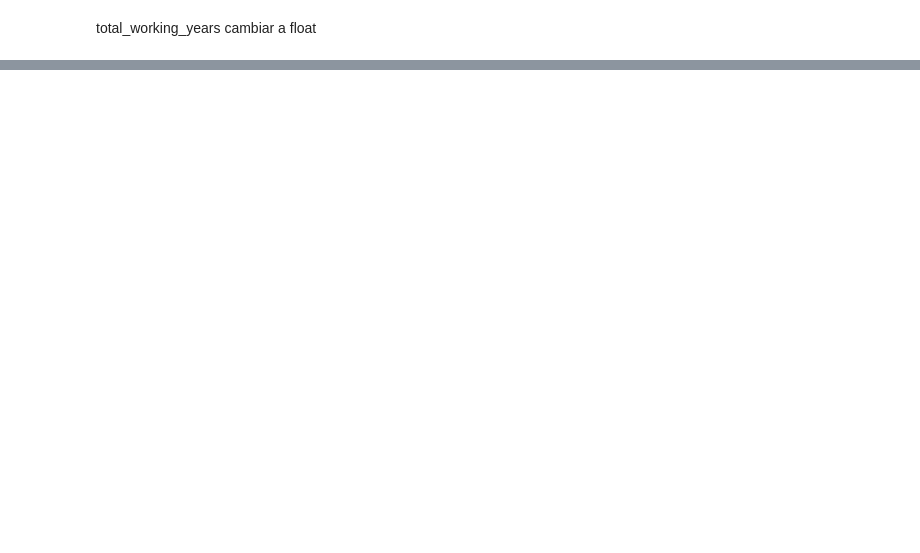
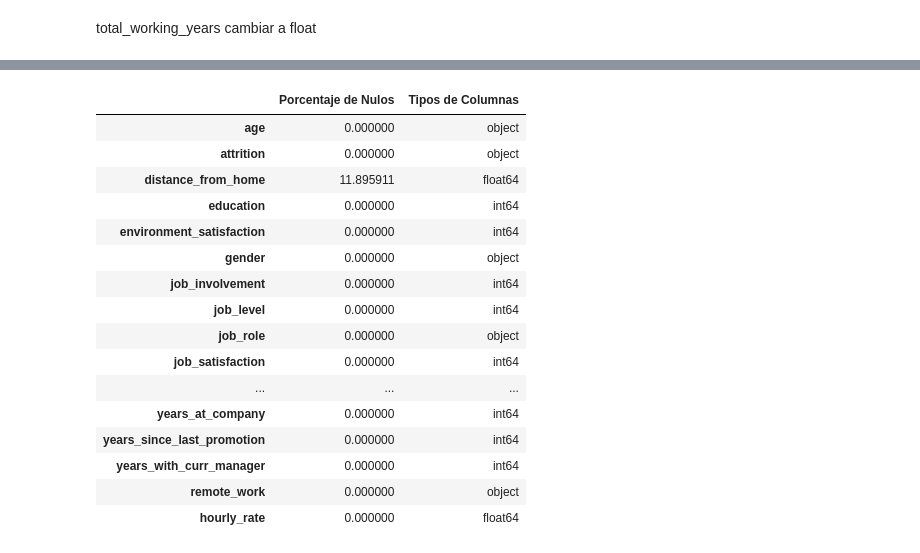
Before and after one commit to Adalab/proyecto-da-promo-Farzana-modulo3-team3-, a Jupyter notebook: Limpieza.ipynb, the cells around one changed output, grey strips where cells are left out. Saved outputs shown, nothing was run; the diff lists cells and outputs as text; code cells hidden in the pictures; blank space fills up the shorter version.

```diff
--- a/Limpieza.ipynb
+++ b/Limpieza.ipynb
@@ -245,0 +360,12 @@ rh['total_working_years'] = rh['total_working_years'].astype(float)
+# %%
+rh['age'] = rh['age'].replace("Forty-Seven", "47")
+rh['age'] = rh['age'].replace("Fifty-Eight", "58")
+rh['age'] = rh['age'].replace("Thirty-Six", "36")
+rh['age'] = rh['age'].replace("Fifty-Five", "55")
+rh['age'] = rh['age'].replace("Fifty-Two", "52")
+rh['age'] = rh['age'].replace("Thirty-One", "31")
+rh['age'] = rh['age'].replace("Thirty", "30")
+rh['age'] = rh['age'].replace("Twenty-Six", "26")
+rh['age'] = rh['age'].replace("Thirty-Seven", "37")
+rh['age'] = rh['age'].replace("Thirty-Two", "32")
+rh['age'] = rh['age'].replace("Twenty-Four", "24")
@@ -245,0 +374,7 @@ rh['total_working_years'] = rh['total_working_years'].astype(float)
+# %%
+from sklearn.impute import KNNImputer
+imputer_knn = KNNImputer(n_neighbors = 5)
+hourly_rate_knn = imputer_knn.fit_transform(rh[["hourly_rate"]])
+hourly_rate_knn
+rh[["hourly_rate_i"]] = hourly_rate_knn
+rh[["hourly_rate_i"]].isnull().sum()
@@ -245,0 +401,6 @@ rh['total_working_years'] = rh['total_working_years'].astype(float)
+# %%
+columnas = ['hourly_rate']
+
+rh.drop(columnas, axis = 1, inplace = True)
+# %%
+rh.rename(columns = {'hourly_rate_i': 'hourly_rate'}, inplace = True)
@@ -245,0 +419,22 @@ rh['total_working_years'] = rh['total_working_years'].astype(float)
+# %%
+info_columnas = pd.concat([(rh.isnull().sum() / rh.shape[0]) * 100, rh.dtypes], axis=1)
+info_columnas.columns = ['Porcentaje de Nulos','Tipos de Columnas']
+info_columnas
+# %% [output]
+|  | Porcentaje de Nulos | Tipos de Columnas |
+| age | 0.000000 | object |
+| attrition | 0.000000 | object |
+| distance_from_home | 11.895911 | float64 |
+| education | 0.000000 | int64 |
+| environment_satisfaction | 0.000000 | int64 |
+| gender | 0.000000 | object |
+| job_involvement | 0.000000 | int64 |
+| job_level | 0.000000 | int64 |
+| job_role | 0.000000 | object |
+| job_satisfaction | 0.000000 | int64 |
+| ... | ... | ... |
+| years_at_company | 0.000000 | int64 |
+| years_since_last_promotion | 0.000000 | int64 |
+| years_with_curr_manager | 0.000000 | int64 |
+| remote_work | 0.000000 | object |
+| hourly_rate | 0.000000 | float64 |
```
Also changed, not shown: parts of 31 cells of this notebook.
